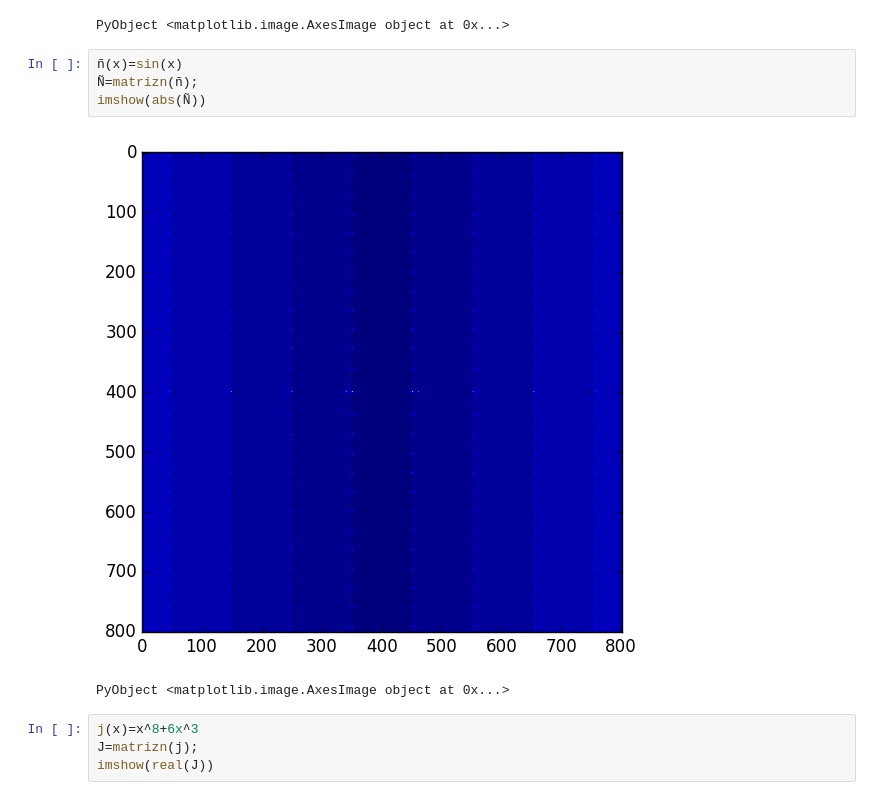
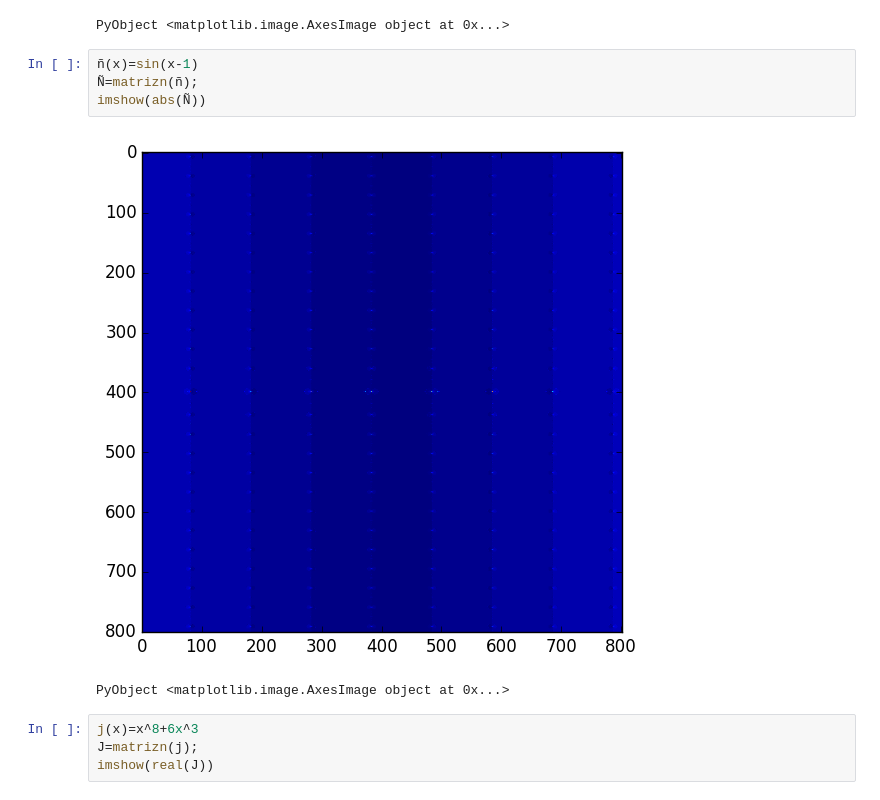
Before and after one commit to lbenet/2016-1_TemasSelectosFisComp, a Jupyter notebook: tareas/Ceboc/2-Ejercicios_AD.ipynb, the cells around one changed output. Saved outputs shown, nothing was run; the diff lists cells and outputs as text.

```diff
--- a/tareas/Ceboc/2-Ejercicios_AD.ipynb
+++ b/tareas/Ceboc/2-Ejercicios_AD.ipynb
@@ -463,11 +491,11 @@ imshow(real(V))
 [figure]
 PyObject <matplotlib.image.AxesImage object at 0x...>
 # %%
-ñ(x)=sin(x)
+ñ(x)=sin(x-1)
 Ñ=matrizn(ñ);
 imshow(abs(Ñ))
 # %% [output]
-[figure, old version]
+[figure, new version]
 PyObject <matplotlib.image.AxesImage object at 0x...>
 # %%
 j(x)=x^8+6x^3
```
Also changed, not shown: parts of 8 cells of this notebook.
